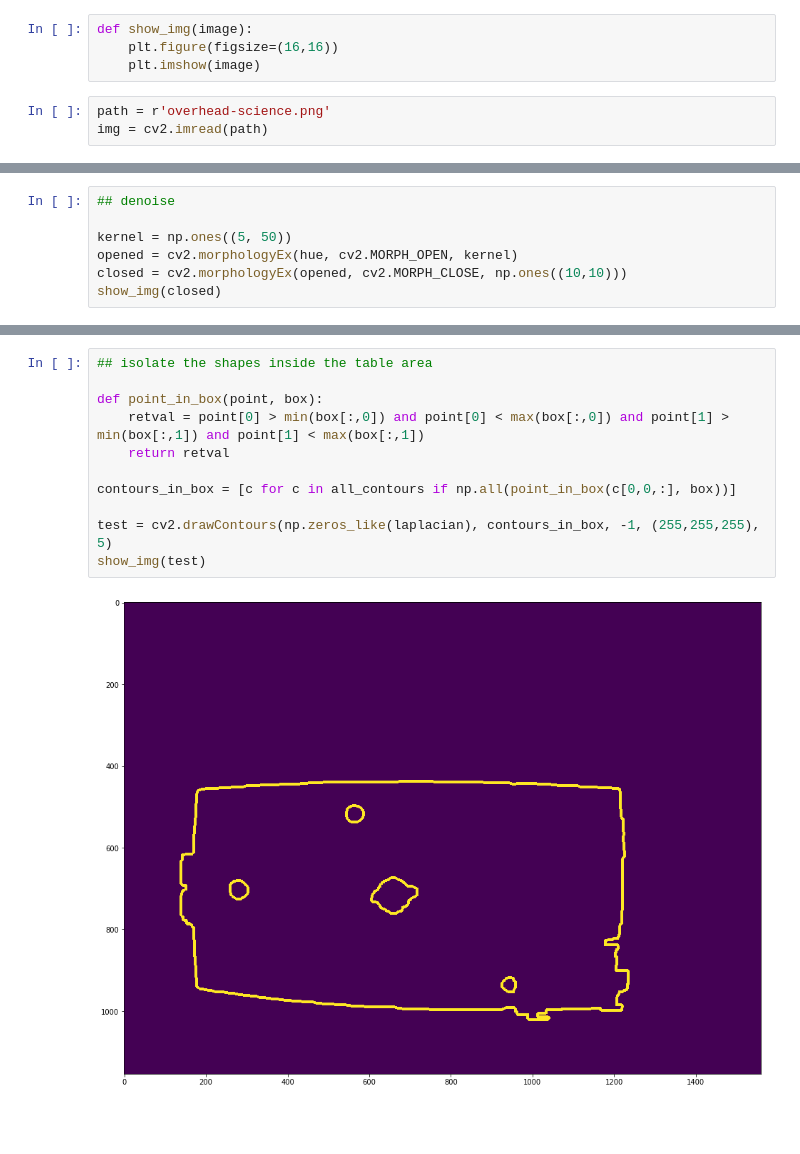
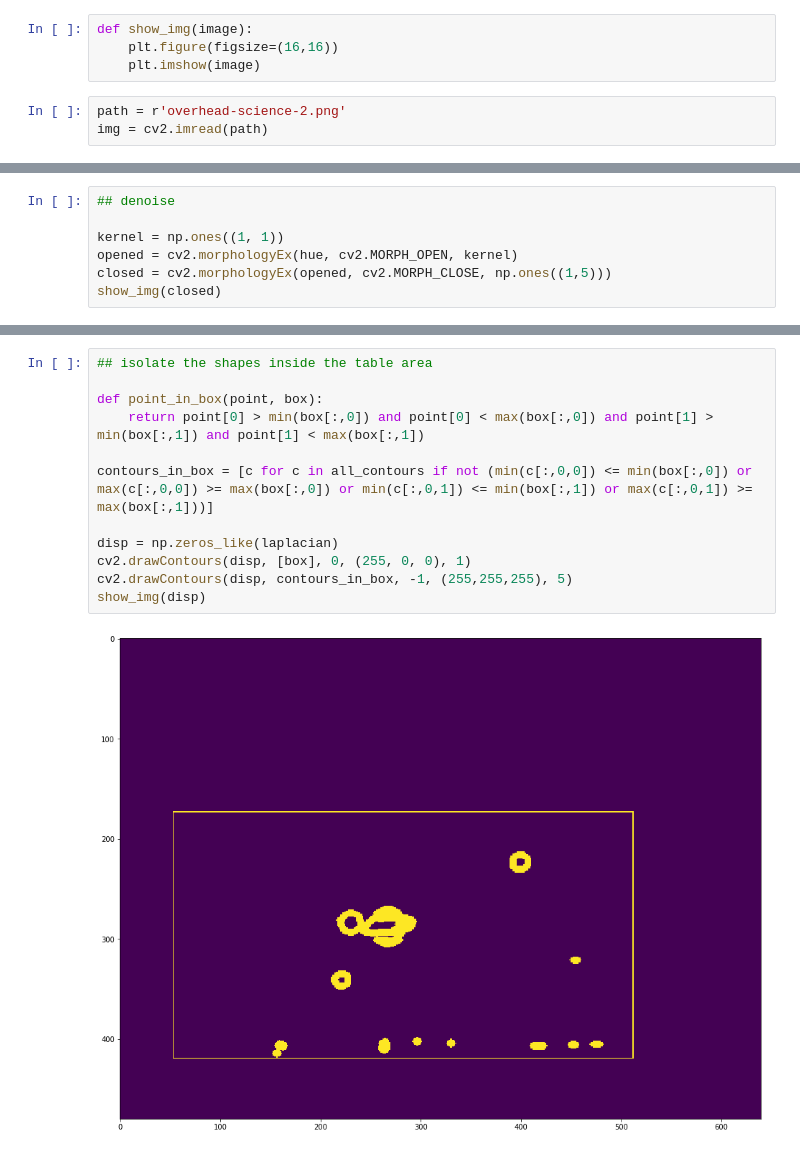
Before and after one commit to Positronic-IO/air-hockey, a Jupyter notebook: notebooks/Find the Pieces.ipynb, the cells around one changed output, grey strips where cells are left out. Drawn from its saved outputs; the diff is of its cells as text; blank space fills up the shorter version.

```diff
--- a/notebooks/Find the Pieces.ipynb
+++ b/notebooks/Find the Pieces.ipynb
@@ -13,5 +13,5 @@ def show_img(image):
     plt.figure(figsize=(16,16))
     plt.imshow(image)
 # %%
-path = r'overhead-science.png'
+path = r'overhead-science-2.png'
 img = cv2.imread(path)
@@ -40,8 +31,8 @@ show_img(hue)
 # %%
 ## denoise
 
-kernel = np.ones((5, 50))
+kernel = np.ones((1, 1))
 opened = cv2.morphologyEx(hue, cv2.MORPH_OPEN, kernel)
-closed = cv2.morphologyEx(opened, cv2.MORPH_CLOSE, np.ones((10,10)))
+closed = cv2.morphologyEx(opened, cv2.MORPH_CLOSE, np.ones((1,5)))
 show_img(closed)
 # %% [output]
@@ -86,16 +77,17 @@ show_img(test)
 # %%
 ## isolate the shapes inside the table area
 
 def point_in_box(point, box):
-    retval = point[0] > min(box[:,0]) and point[0] < max(box[:,0]) and point[1] > min(box[:,1]) and point[1] < max(box[:,1])
-    return retval
+    return point[0] > min(box[:,0]) and point[0] < max(box[:,0]) and point[1] > min(box[:,1]) and point[1] < max(box[:,1])
 
-contours_in_box = [c for c in all_contours if np.all(point_in_box(c[0,0,:], box))]
+contours_in_box = [c for c in all_contours if not (min(c[:,0,0]) <= min(box[:,0]) or max(c[:,0,0]) >= max(box[:,0]) or min(c[:,0,1]) <= min(box[:,1]) or max(c[:,0,1]) >= max(box[:,1]))]
 
-test = cv2.drawContours(np.zeros_like(laplacian), contours_in_box, -1, (255,255,255), 5)
-show_img(test)
+disp = np.zeros_like(laplacian)
+cv2.drawContours(disp, [box], 0, (255, 0, 0), 1)
+cv2.drawContours(disp, contours_in_box, -1, (255,255,255), 5)
+show_img(disp)
 # %% [output]
-[figure, old version]
+[figure, new version]
 # %%
 ## filter out large shapes
 
```
Also changed, not shown: parts of 14 cells of this notebook, 1 other file.
